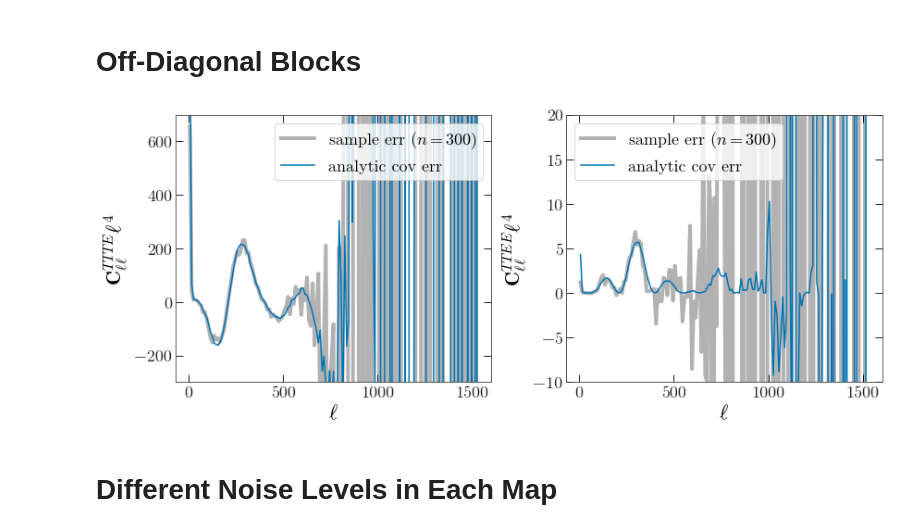
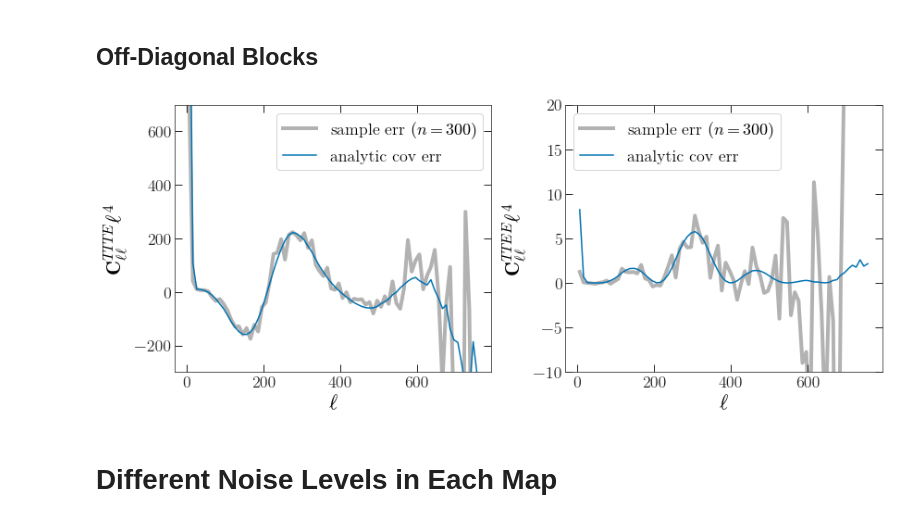
Before and after one commit to xzackli/nawrapper, a Jupyter notebook: notebooks/Covariance Simulations.ipynb, the cells around one changed output. Saved outputs shown, nothing was run; the diff lists cells and outputs as text; code cells hidden in the pictures.

Commit message:
updated notebook for computing covariance matrices

```diff
--- a/notebooks/Covariance Simulations.ipynb
+++ b/notebooks/Covariance Simulations.ipynb
@@ -98,4 +106,0 @@ mc = nw.mode_coupling(m1_, m2_, bins=bins)
-# %%
-def get_spec():
-    m1, m2 = get_maps()
-    return nw.compute_spectra(m1, m2, mc=mc, verbose=False)
@@ -103,5 +151,4 @@ def get_spec():
 from tqdm import tqdm
 import pickle
 
-# samples = [get_spec() for i in tqdm(range(100))]
-samples = pickle.load( open( "data/samps.pickle", "rb" ) )
+samples = [get_spec() for i in tqdm(range(100))]
@@ -173,0 +260,18 @@ plt.ylim(0.0,1.2)
+# %%
+# get your two example namaps
+map1, map2 = get_maps()
+
+# compute the mode coupling object for the cross-spectrum
+mc_12 = nw.mode_coupling(map1, map2, bins=bins)
+
+# compute the spectra using that mode coupling object
+Cb_12 = nw.compute_spectra(map1, map2, mc=mc_12)
+
+
+# compute the mode coupling objects of the auto-spectra
+mc_11 = nw.mode_coupling(map1, map1, bins=bins)
+mc_22 = nw.mode_coupling(map2, map2, bins=bins)
+
+# compute the covariance matrix also with that mode coupling object
+covmat = nw.compute_covmat(map1, map2,
+                           mc_11=mc_11, mc_12=mc_12, mc_22=mc_22)
@@ -174,29 +281,36 @@ plt.ylim(0.0,1.2)
+# %%
+m1, m2 = get_maps()
+cov = nw.nacov(m1, m2, mc_11=mc_12, mc_12=mc_12, mc_22=mc_12,
+               signal={'TT':cltt, 'EE':clee, 'TE':clte, 'ET':clte},
+               noise={'T1T1':nltt, 'T2T2':nltt, 'E1E1':nlee, 'E2E2':nlee}
+              )
+cov.compute()
 # %% [markdown]
-# Off-Diagonal Blocks
+## Off-Diagonal Blocks
 # %%
 fig, ax = plt.subplots(1, 2, figsize=(12,5))
 
 sampstack = np.hstack( [[s['TT'] for s in samples], [s['TE'] for s in samples]] ).T
-subcov = np.cov(sampstack)[:-len(mc.lb), -len(mc.lb):]
-ax[0].plot(mc.lb, np.diag(subcov) * mc.lb**4, '-', lw=4, alpha=0.3, label=r'sample err $(n=300)$')
-ax[0].plot(mc.lb, np.diag(cov.covmat['TTTE']) * mc.lb**4, "-", label='analytic cov err')
+subcov = np.cov(sampstack)[:-len(ells), -len(ells):]
+ax[0].plot(ells, np.diag(subcov) * ells**4, '-', lw=4, alpha=0.3, label=r'sample err $(n=300)$')
+ax[0].plot(ells, np.diag(cov.covmat['TTTE']) * ells**4, "-", label='analytic cov err')
 ax[0].legend()
 ax[0].set_ylabel(r'$\mathbf{C}_{\ell \ell}^{TTTE} \ell^4$')
 ax[0].set_xlabel(r'$\ell$')
 ax[0].set_ylim(-300, 700)
 
 sampstack = np.hstack( [[s['TT'] for s in samples], [s['EE'] for s in samples]] ).T
-subcov = np.cov(sampstack)[:-len(mc.lb), -len(mc.lb):]
-ax[1].plot(mc.lb, np.diag(subcov) * mc.lb**4, '-', lw=4, alpha=0.3, label=r'sample err $(n=300)$')
-ax[1].plot(mc.lb, np.diag(cov.covmat['TTEE']) * mc.lb**4, "-", label='analytic cov err')
+subcov = np.cov(sampstack)[:-len(ells), -len(ells):]
+ax[1].plot(ells, np.diag(subcov) * ells**4, '-', lw=4, alpha=0.3, label=r'sample err $(n=300)$')
+ax[1].plot(ells, np.diag(cov.covmat['TTEE']) * ells**4, "-", label='analytic cov err')
 ax[1].legend()
 ax[1].set_ylabel(r'$\mathbf{C}_{\ell \ell}^{TTEE} \ell^4$')
 ax[1].set_xlabel(r'$\ell$')
 ax[1].set_ylim(-10, 20)
 plt.tight_layout()
 # plt.yscale('log')
 # %% [output]
-[figure, old version]
+[figure, new version]
 # %% [markdown]
 # Different Noise Levels in Each Map
 # %%
```
Also changed, not shown: parts of 37 cells of this notebook, 2 other files.
